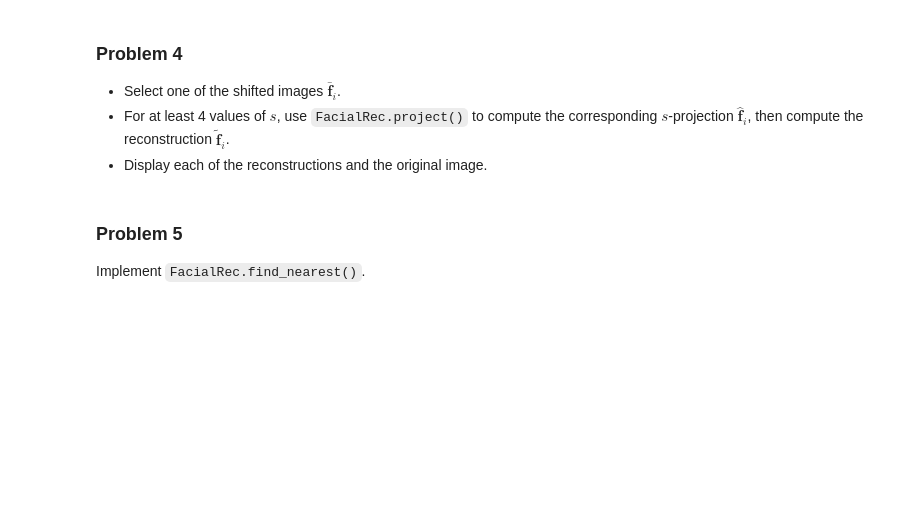
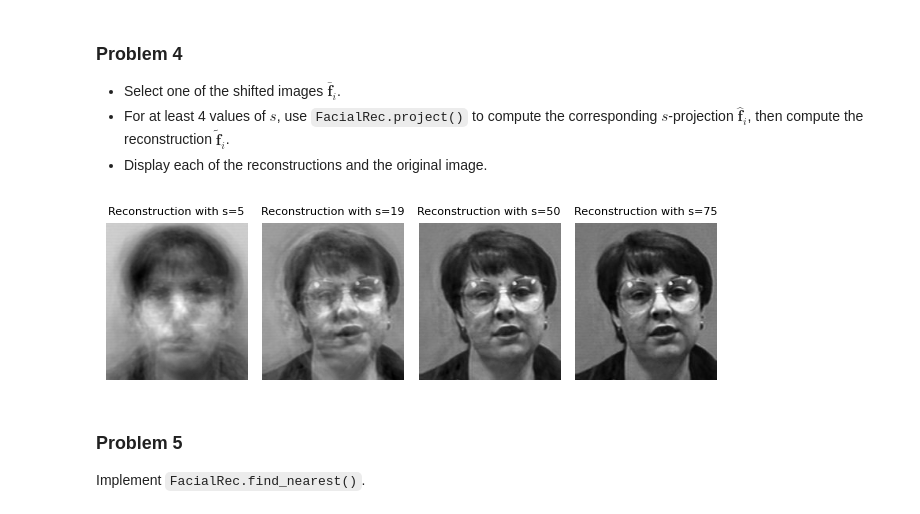
Before and after one commit to waitrevor/ACME_vol_1, a Jupyter notebook: FacialRecognition/facial_recognition.ipynb, the cells around one changed output. Drawn from its saved outputs; the diff is of its cells as text; code cells hidden in the pictures; blank space fills up the shorter version.

Commit message:
Finished Problems 1-6

```diff
--- a/FacialRecognition/facial_recognition.ipynb
+++ b/FacialRecognition/facial_recognition.ipynb
@@ -124,7 +124,7 @@ class FacialRec(object):
             ((s,) ndarray): An array of the projected image of s eigenfaces.
         """
         #Project a face vector onto the subspaces spanned by the first s eigenfaces
-        return self.U[:,s].T @ A
+        return self.U[:,:s].T @ A
 
 
     # Problem 5
@@ -140,7 +140,10 @@ class FacialRec(object):
             (int): the index of the column of F that is the best match to
                    the input face image 'g'.
         """
-        raise NotImplementedError("Problem 5 Incomplete")
+        #Computes ghat and Fhat then finds the best matching face in the database
+        ghat = np.reshape(self.project(g, s), (s,1))
+        Fhat = self.project(self.F, s)
+        return np.argmin(la.norm(Fhat - ghat, axis=0))
 
     # Problem 6
     def match(self, image, s=38, m=200, n=180):
@@ -152,7 +155,13 @@ class FacialRec(object):
             m (int): The original number of rows in the image.
             n (int): The original number of columns in the image.
         """
-        raise NotImplementedError("Problem 6 Incomplete")
+        #Finds the index of the closest match and plots the faces
+        index = self.find_nearest(image, s)
+        plt.subplot(121)
+        show(image, m, n)
+        plt.subplot(122)
+        show(self.F[:,index])
+        plt.show()
 # %% [markdown]
 ### Problem 2
 
@@ -206,6 +218,29 @@ show(face.U[:,100])
 - Select one of the shifted images $\bar{\mathbf{f}}_i$.
 - For at least 4 values of $s$, use `FacialRec.project()` to compute the corresponding $s$-projection $\widehat{\mathbf{f}}_i$, then compute the reconstruction $\widetilde{\mathbf{f}}_i$.
 - Display each of the reconstructions and the original image.
+# %%
+#Plot A Reconstruction with s=5
+plt.subplot(141)
+show(face.U[:,:5] @ face.project(face.Fbar[:,0], 5) + face.mu)
+plt.title('Reconstruction with s=5', fontsize=8)
+
+#Plot A Reconstruction with s=19
+plt.subplot(142)
+show(face.U[:,:19] @ face.project(face.Fbar[:,0], 19) + face.mu)
+plt.title('Reconstruction with s=19', fontsize=8)
+
+#Plot A Reconstruction with s=50
+plt.subplot(143)
+show(face.U[:,:50] @ face.project(face.Fbar[:,0], 50) + face.mu)
+plt.title('Reconstruction with s=50', fontsize=8)
+
+#Plot A Reconstruction with s=75
+plt.subplot(144)
+show(face.U[:,:75] @ face.project(face.Fbar[:,0], 75) + face.mu)
+plt.title('Reconstruction with s=75', fontsize=8)
+plt.tight_layout()
+# %% [output]
+[figure, added]
 # %% [markdown]
 ### Problem 5
 Implement `FacialRec.find_nearest()`.
```
Also changed, not shown: parts of 2 cells of this notebook.
